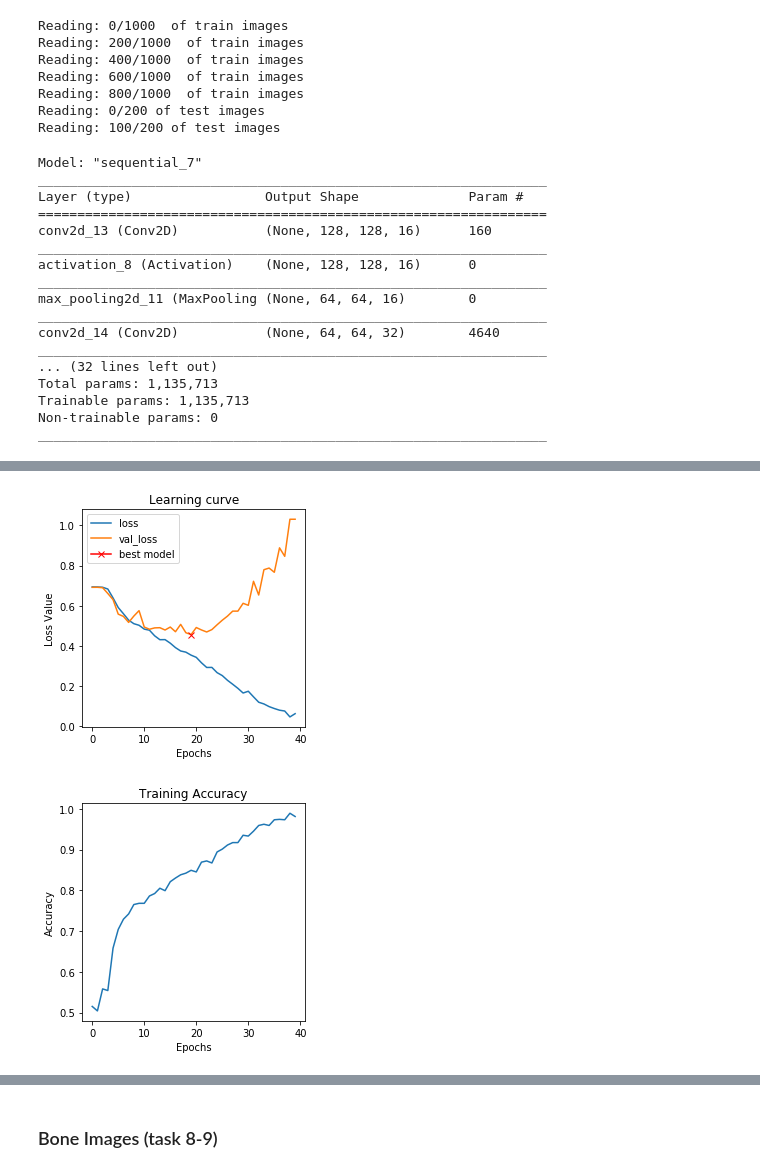
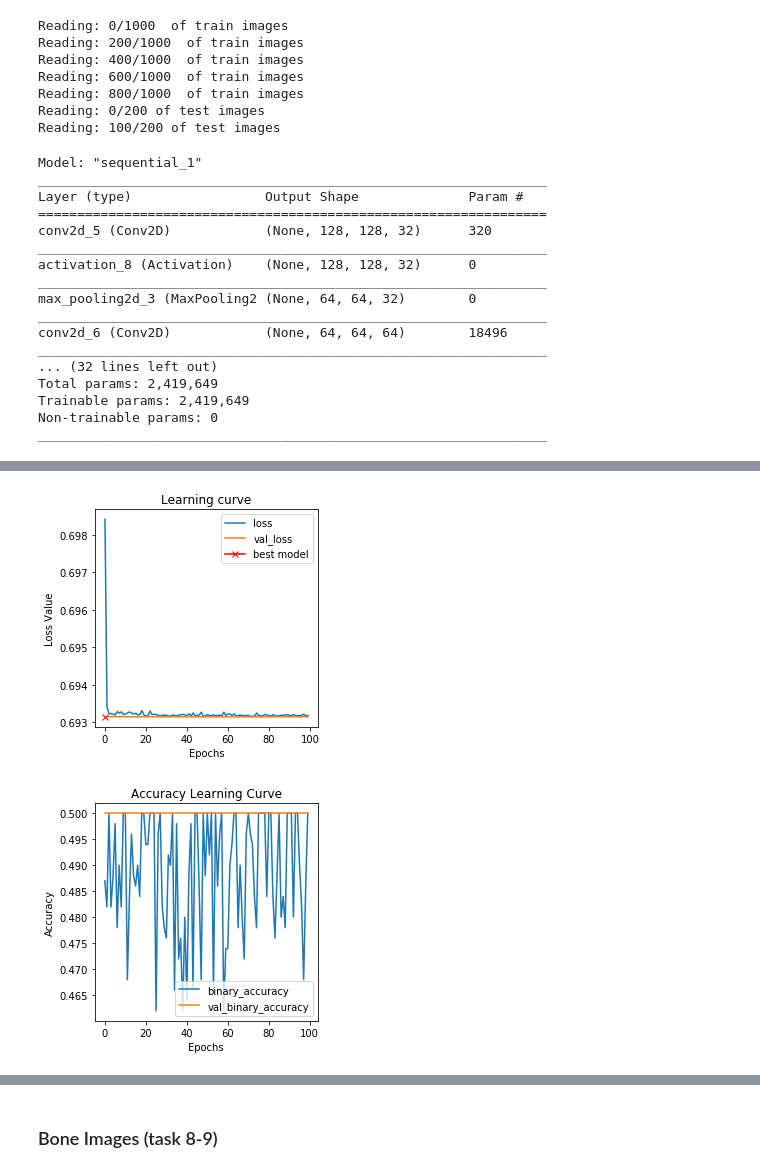
Before and after one commit to LailaNiazy/Deep-Learning-for-Medical-Application, a Jupyter notebook: Lab1/Lab1_DL.ipynb, the cells around one changed output, grey strips where cells are left out. Cells and saved outputs as stored; diff of their text form; code cells hidden in the pictures.

```diff
--- a/Lab1/Lab1_DL.ipynb
+++ b/Lab1/Lab1_DL.ipynb
@@ -324,10 +308,10 @@ Text(0, 0.5, 'Accuracy')
 from tensorflow.keras.layers import Conv2D
 from tensorflow.keras.layers import MaxPooling2D
 from tensorflow.keras.layers import Flatten
-
+from tensorflow.keras.optimizers import Adam
 #Model definition
 def model(img_ch, img_width, img_height):
-    Base = 4
+    Base = 32
     model = Sequential()
     model.add(Conv2D(Base, kernel_size = (3, 3), activation='relu',
                      strides=1, padding='same',
@@ -359,14 +343,14 @@ Test_Target = y_test
 model = model(img_ch,img_width,img_height)
 
 model.compile(loss='binary_crossentropy',
-                  optimizer = SGD(lr=0.005),
+                  optimizer = Adam(lr=0.0001),
                   metrics=['binary_accuracy'])
 
 #Model execution
-History = model.fit(Input, Target, epochs = 500, batch_size= 50, verbose=1, validation_split=0.2)
-test_loss, test_accuracy = model.evaluate(Test_Input,Test_Target,batch_size= 25, verbose=0)
-#print("The predicted class labels are:", model.predict(Input), test_loss, test_accuracy)
+History = model.fit(Input, Target, epochs = 300, batch_size= 50, verbose=1,
+                  validation_data=(Test_Input, Test_Target))
 
+print(History.history.keys())
 #Training vs Validation plot
 plt.figure(figsize=(4, 4))
 plt.title("Learning curve")
@@ -380,14 +364,12 @@ plt.xlabel("Epochs")
 plt.ylabel("Loss Value")
 plt.legend();
 
-#Train accuracy plot
+#Train and test accuracy plot
 plt.figure(figsize=(4,4))
 plt.title("Accuracy Learning Curve")
 plt.plot(History.history["binary_accuracy"], label="binary_accuracy")
+plt.plot(History.history["val_binary_accuracy"], label="val_binary_accuracy")
 plt.xlabel('Epochs')
 plt.ylabel('Accuracy')
-
-
-#Test Metrics
-print('The test accuracy is: ', test_accuracy,' and the test loss is: ',test_loss,'.')
+plt.legend();
 # %% [output]
@@ -530,7 +513,7 @@ from tensorflow.keras.layers import Flatten
 
 #Model definition
 def model(img_ch, img_width, img_height):
-    Base = 16
+    Base = 32
     model = Sequential()
 
     model.add(Conv2D(filters=Base, input_shape=(img_width, img_height, img_ch),
@@ -583,29 +566,29 @@ Test_Target = y_test
 model1 = model(img_ch,img_width,img_height)
 
 model1.compile(loss='binary_crossentropy',
-                  optimizer = Adam(lr=0.0001),
+                  optimizer = Adam(lr=0.001),
                   metrics=['binary_accuracy'])
 # %% [output]
-Model: "sequential_7"
+Model: "sequential_1"
 _________________________________________________________________
 Layer (type)                 Output Shape              Param #
 =================================================================
-conv2d_13 (Conv2D)           (None, 128, 128, 16)      160
+conv2d_5 (Conv2D)            (None, 128, 128, 32)      320
 _________________________________________________________________
-activation_8 (Activation)    (None, 128, 128, 16)      0
+activation_8 (Activation)    (None, 128, 128, 32)      0
 _________________________________________________________________
-max_pooling2d_11 (MaxPooling (None, 64, 64, 16)        0
+max_pooling2d_3 (MaxPooling2 (None, 64, 64, 32)        0
 _________________________________________________________________
-conv2d_14 (Conv2D)           (None, 64, 64, 32)        4640
+conv2d_6 (Conv2D)            (None, 64, 64, 64)        18496
 _________________________________________________________________
 ... (32 lines left out)
-Total params: 1,135,713
-Trainable params: 1,135,713
+Total params: 2,419,649
+Trainable params: 2,419,649
 Non-trainable params: 0
 _________________________________________________________________
 # %%
 #AlexNet Execution
-History = model1.fit(Input, Target, epochs = 40, batch_size=8, verbose=1,
+History = model1.fit(Input, Target, epochs = 100, batch_size=16, verbose=1,
                      validation_data=(x_test, y_test))
 
 #Training vs Validation Learning loss
@@ -621,14 +604,13 @@ plt.xlabel("Epochs")
 plt.ylabel("Loss Value")
 plt.legend();
 
-#Training Learning accuracy
+#Train and test accuracy plot
 plt.figure(figsize=(4,4))
-plt.title("Training Accuracy")
+plt.title("Accuracy Learning Curve")
 plt.plot(History.history["binary_accuracy"], label="binary_accuracy")
+plt.plot(History.history["val_binary_accuracy"], label="val_binary_accuracy")
 plt.xlabel('Epochs')
-plt.ylabel("Accuracy")
-
-#Test Metrics
-print('The test accuracy is: ', test_accuracy,' and the test loss is: ',test_loss,'.')
+plt.ylabel('Accuracy')
+plt.legend();
 # %% [output]
 Train on 1000 samples, validate on 200 samples
@@ -651,2 +633,2 @@ The test accuracy is:  0.765  and the test loss is:  0.5435987189412117 .
-[figure, old version]
+[figure, new version]
-[figure, old version]
+[figure, new version]
```
Also changed, not shown: parts of 18 cells of this notebook.
